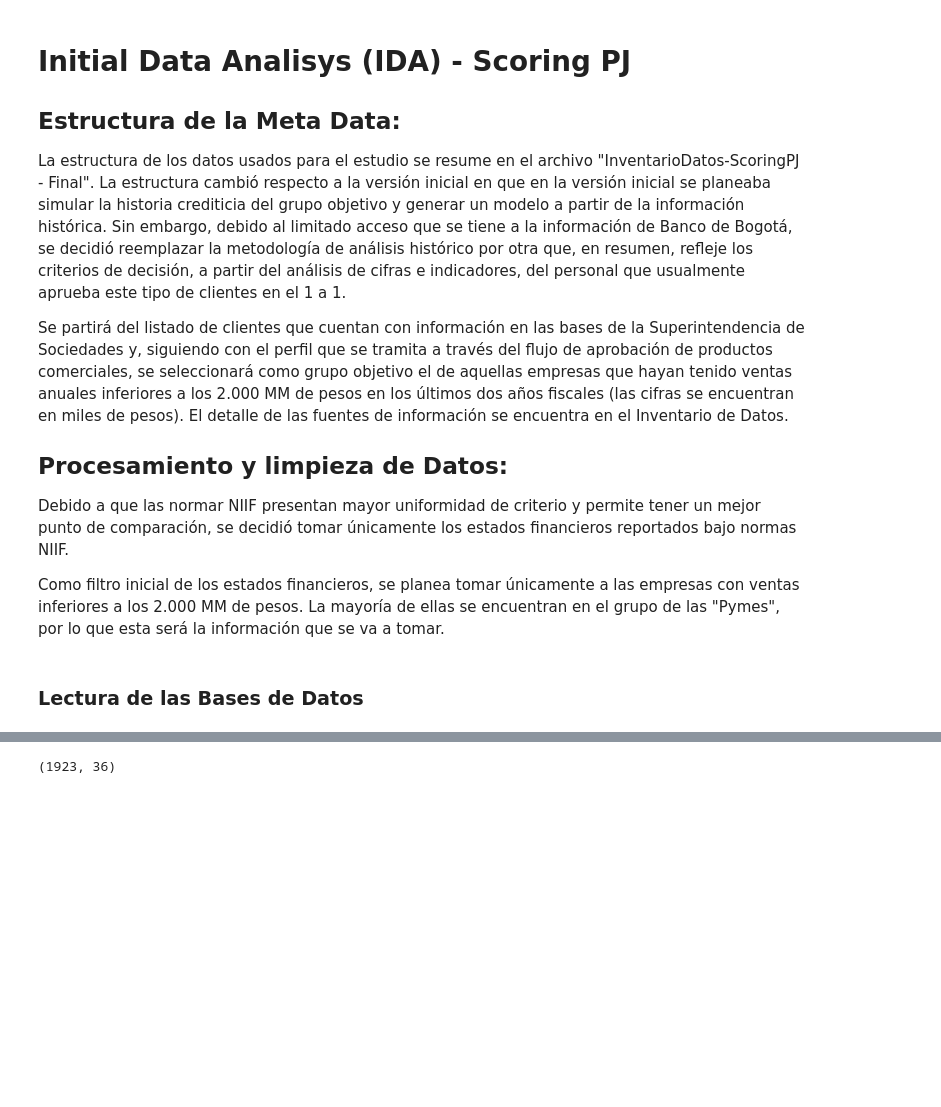
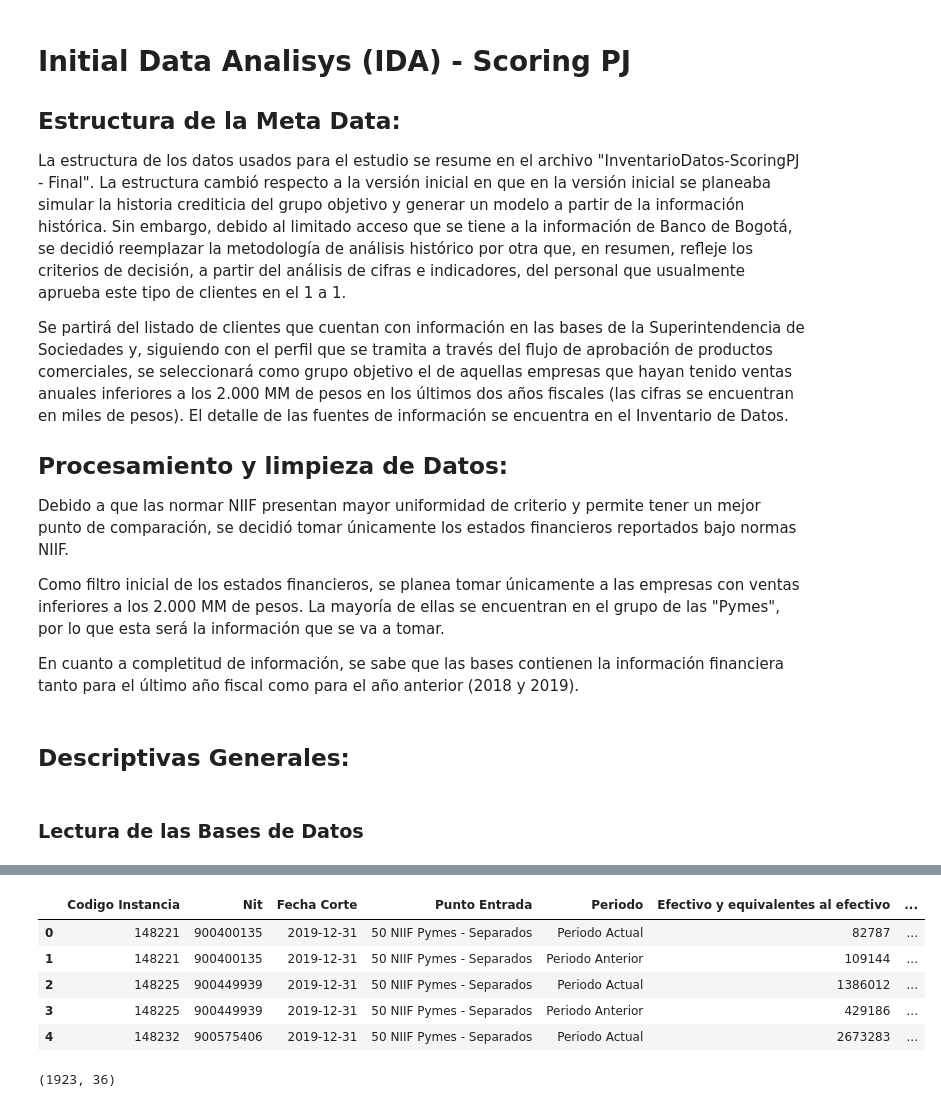
Before and after one commit to Grogu1992/ScoringPJ, a Jupyter notebook: IDA - ScoringPJ.ipynb, the cells around one changed output, grey strips where cells are left out. Cells and saved outputs as stored; diff of their text form; code cells hidden in the pictures; blank space fills up the shorter version.

```diff
--- a/IDA - ScoringPJ.ipynb
+++ b/IDA - ScoringPJ.ipynb
@@ -16,6 +16,10 @@ Se partirá del listado de clientes que cuentan con información en las bases de
 Debido a que las normar NIIF presentan mayor uniformidad de criterio y permite tener un mejor punto de comparación, se decidió tomar únicamente los estados financieros reportados bajo normas NIIF.
 
 Como filtro inicial de los estados financieros, se planea tomar únicamente a las empresas con ventas inferiores a los 2.000 MM de pesos. La mayoría de ellas se encuentran en el grupo de las "Pymes", por lo que esta será la información que se va a tomar.
+
+En cuanto a completitud de información, se sabe que las bases contienen la información financiera tanto para el último año fiscal como para el año anterior (2018 y 2019).
+# %% [markdown]
+## Descriptivas Generales:
 # %% [markdown]
 ### Lectura de las Bases de Datos
 # %%
@@ -32,6 +36,15 @@ EFE = pd.read_excel ('D:/Maestría en Actuaría y Finanzas/Introduccion a la Cie
 | 2 | 148232 | 900575406 | 2019-12-31 | 50 NIIF Pymes - Separados | No | nan | ... |
 | 3 | 148262 | 800051984 | 2019-12-31 | 50 NIIF Pymes - Separados | Si | nan | ... |
 | 4 | 148398 | 830006910 | 2019-12-31 | 50 NIIF Pymes - Separados | Si | nan | ... |
+# %%
+ESF.head()
+# %% [output]
+|  | Codigo Instancia | Nit | Fecha Corte | Punto Entrada | Periodo | Efectivo y equivalentes al efectivo | ... |
+| 0 | 148221 | 900400135 | 2019-12-31 | 50 NIIF Pymes - Separados | Periodo Actual | 82787 | ... |
+| 1 | 148221 | 900400135 | 2019-12-31 | 50 NIIF Pymes - Separados | Periodo Anterior | 109144 | ... |
+| 2 | 148225 | 900449939 | 2019-12-31 | 50 NIIF Pymes - Separados | Periodo Actual | 1386012 | ... |
+| 3 | 148225 | 900449939 | 2019-12-31 | 50 NIIF Pymes - Separados | Periodo Anterior | 429186 | ... |
+| 4 | 148232 | 900575406 | 2019-12-31 | 50 NIIF Pymes - Separados | Periodo Actual | 2673283 | ... |
 # %%
 Caratula.shape
 # %% [output]
```
Also changed, not shown: parts of 6 cells of this notebook.
